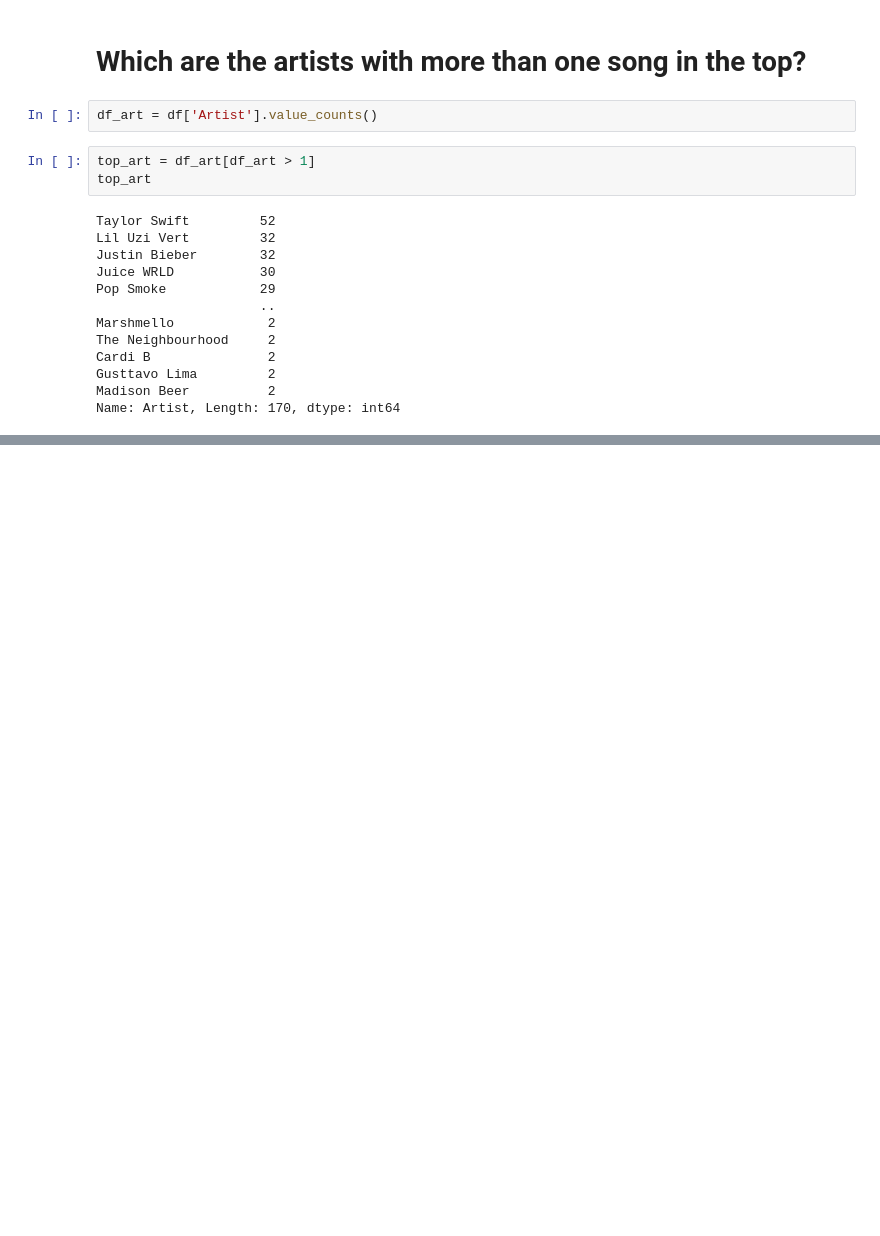
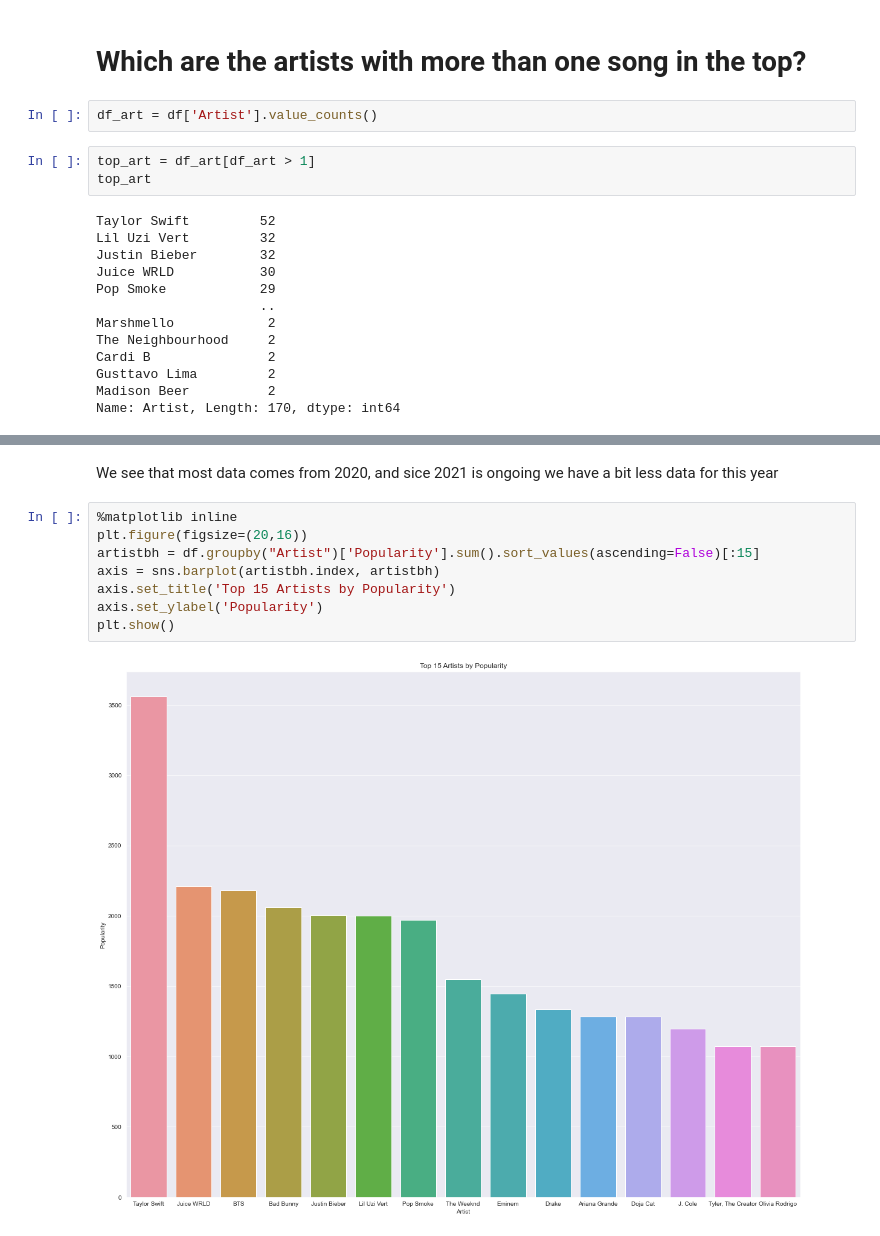
Before and after one commit to poojaharihar03/DataAnalytics, a Jupyter notebook: Spotify Analysis/spotify.ipynb, the cells around one changed output, grey strips where cells are left out. Saved outputs shown, nothing was run; the diff lists cells and outputs as text; blank space fills up the shorter version.

```diff
--- a/Spotify Analysis/spotify.ipynb
+++ b/Spotify Analysis/spotify.ipynb
@@ -313,0 +407,12 @@ Name: Artist, Length: 170, dtype: int64
+# %% [markdown]
+We see that most data comes from 2020, and sice 2021 is ongoing we have a bit less data for this year
+# %%
+%matplotlib inline
+plt.figure(figsize=(20,16))
+artistbh = df.groupby("Artist")['Popularity'].sum().sort_values(ascending=False)[:15]
+axis = sns.barplot(artistbh.index, artistbh)
+axis.set_title('Top 15 Artists by Popularity')
+axis.set_ylabel('Popularity')
+plt.show()
+# %% [output]
+[figure, added]
```
Also changed, not shown: parts of 22 cells of this notebook.
